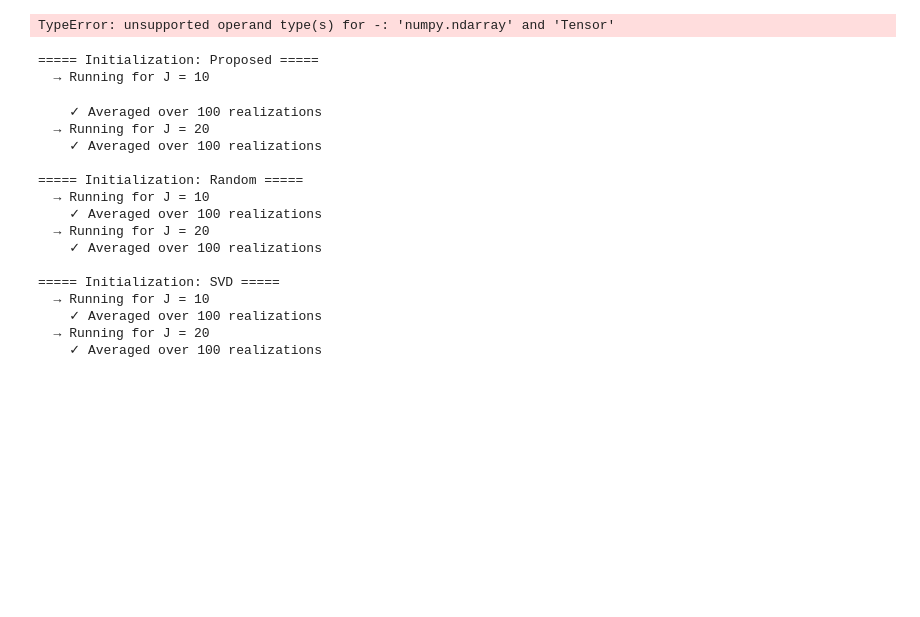
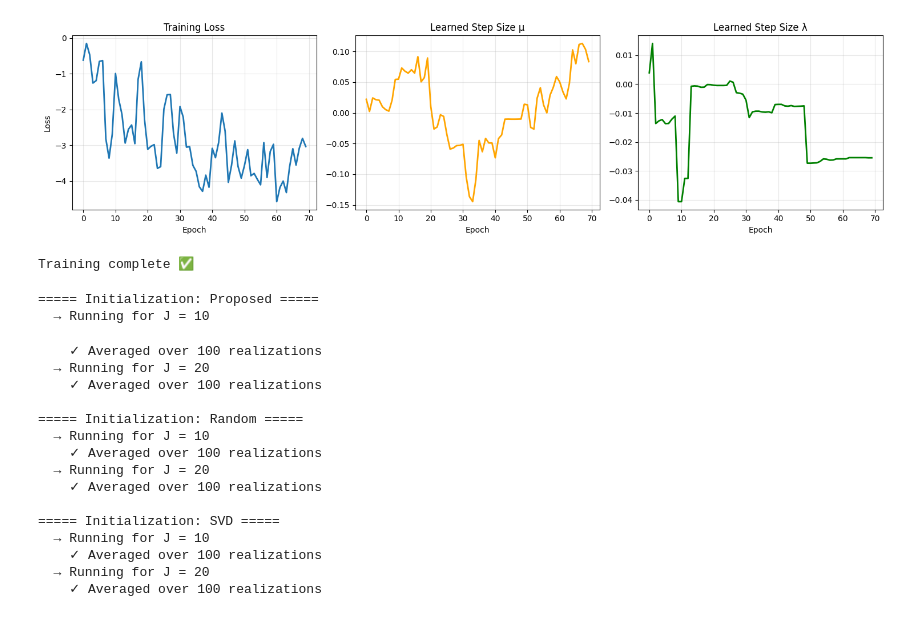
Before and after one commit to SurangaPrasad/mimo_jcas_system, a Jupyter notebook: pganet_implementation_upganet.ipynb, the cells around one changed output. Cells and saved outputs as stored; diff of their text form; code cells hidden in the pictures; blank space fills up the shorter version.

```diff
--- a/pganet_implementation_upganet.ipynb
+++ b/pganet_implementation_upganet.ipynb
@@ -129,8 +128,8 @@ def compute_rate_torch(H, A, D, sigma_n2):
                 interference = torch.abs(h_k.conj().T @ A @ D[:, j].reshape(-1, 1))**2
                 denom = denom + interference.squeeze()
 
-        R = R + xi * torch.log2(1 + num / denom)
 
+        R = R +  torch.log2(1 + num / denom)
     return R
 
 # NumPy version
@@ -703,7 +697,7 @@ import torch.optim as optim
 import matplotlib.pyplot as plt
 
 # ==== Config ====
-num_epochs = 100
+num_epochs = 70
 num_channels = 1000
 snr_min, snr_max = 0, 12
 
@@ -791,4 +799,5 @@ Training UPGANet (J=1)
+[figure, added]
-TypeError: unsupported operand type(s) for -: 'numpy.ndarray' and 'Tensor'
+Training complete ✅
 # %%
 # # Pre-Training Evaluation: UPGANet with Fixed Step Sizes (μ = 0.01, λ = 0.01)
 # # This allows comparison with the earlier PGA results before learning step sizes
```
Also changed, not shown: parts of 7 cells of this notebook.
